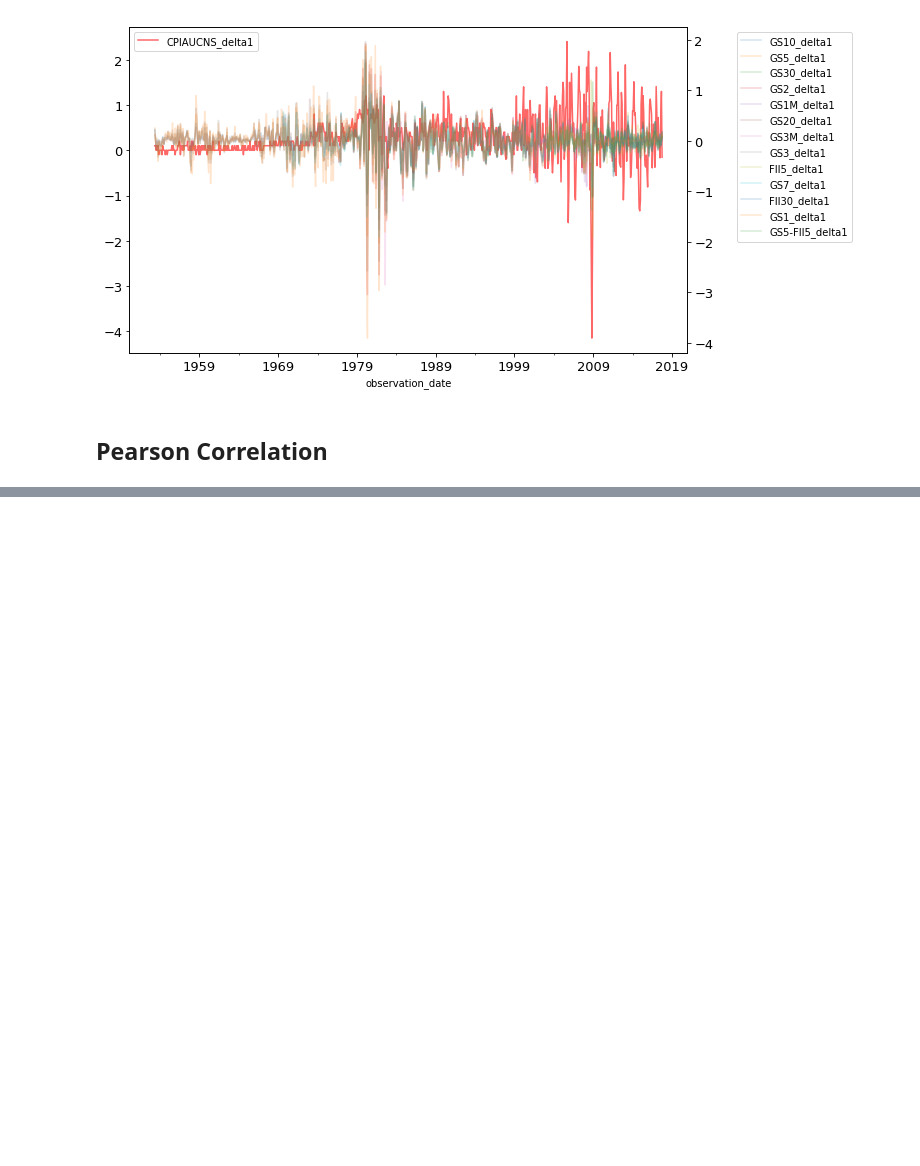
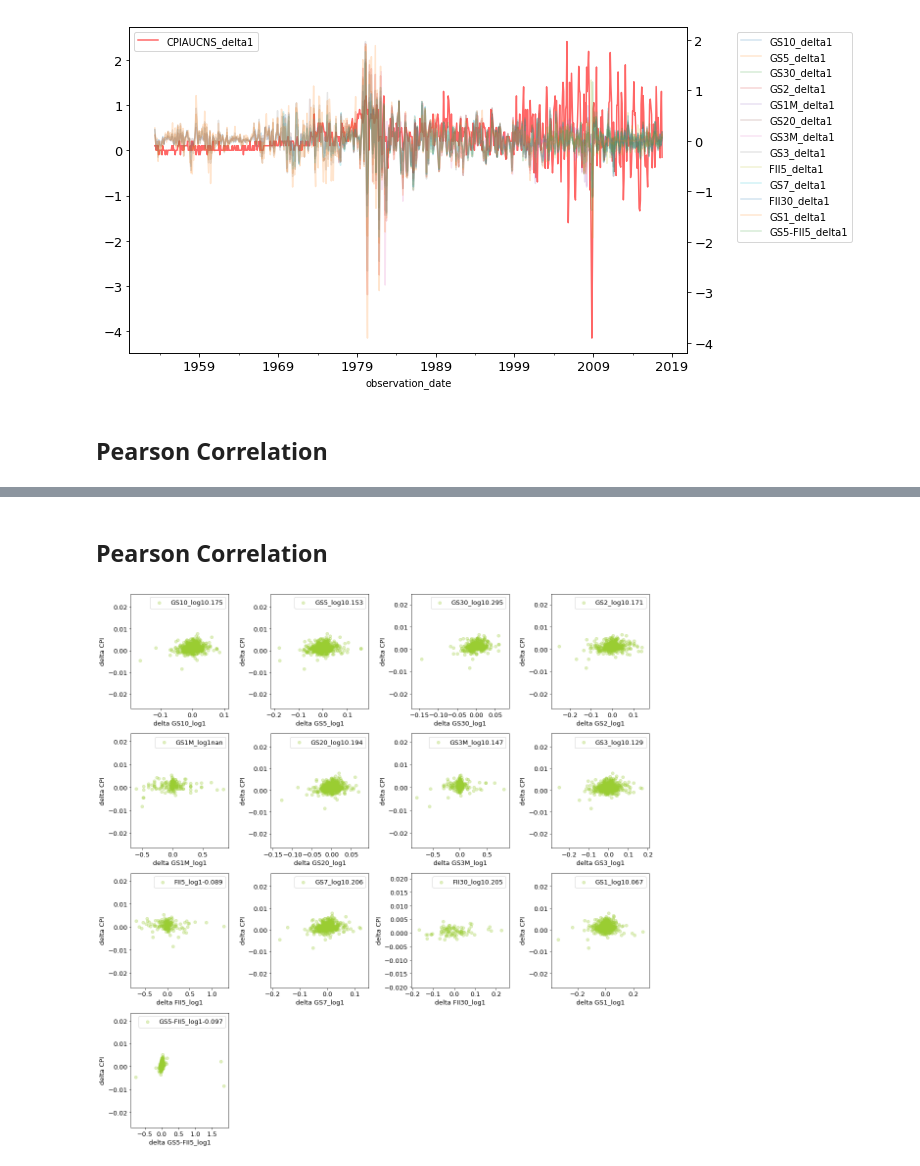
Before and after one commit to TangoJP/experimenting_ARIMA, a Jupyter notebook: CPI_more_variables.ipynb, the cells around one changed output, grey strips where cells are left out. Saved outputs shown, nothing was run; the diff lists cells and outputs as text; code cells hidden in the pictures; blank space fills up the shorter version.

```diff
--- a/CPI_more_variables.ipynb
+++ b/CPI_more_variables.ipynb
@@ -160,0 +214,26 @@ correlations
+# %% [markdown]
+## Pearson Correlation
+# %%
+fig = plt.figure(figsize=(16, 16))
+log_corrs = {}
+
+for i, col in enumerate(log1_cols[1:]):
+    x = log1s[col]
+    y = log1s.iloc[:, 0]
+    corr = x.corr(y)
+    log_corrs[col] = corr
+
+    ax = fig.add_subplot(4, 4, i+1)
+    label = col + ('%.3f' % corr)
+    ax.scatter(x, y, color='yellowgreen', alpha=0.3, label=label)
+    ax.set_xlabel('delta %s' % col, fontsize=13)
+    ax.set_ylabel('delta CPI', fontsize=13)
+    ax.legend(fontsize=13)
+    for tick in ax.get_xticklabels():
+        tick.set_fontsize(13)
+    for tick in ax.get_yticklabels():
+        tick.set_fontsize(13)
+
+plt.tight_layout()
+# %% [output]
+[figure, added]
```
Also changed, not shown: parts of 29 cells of this notebook.
